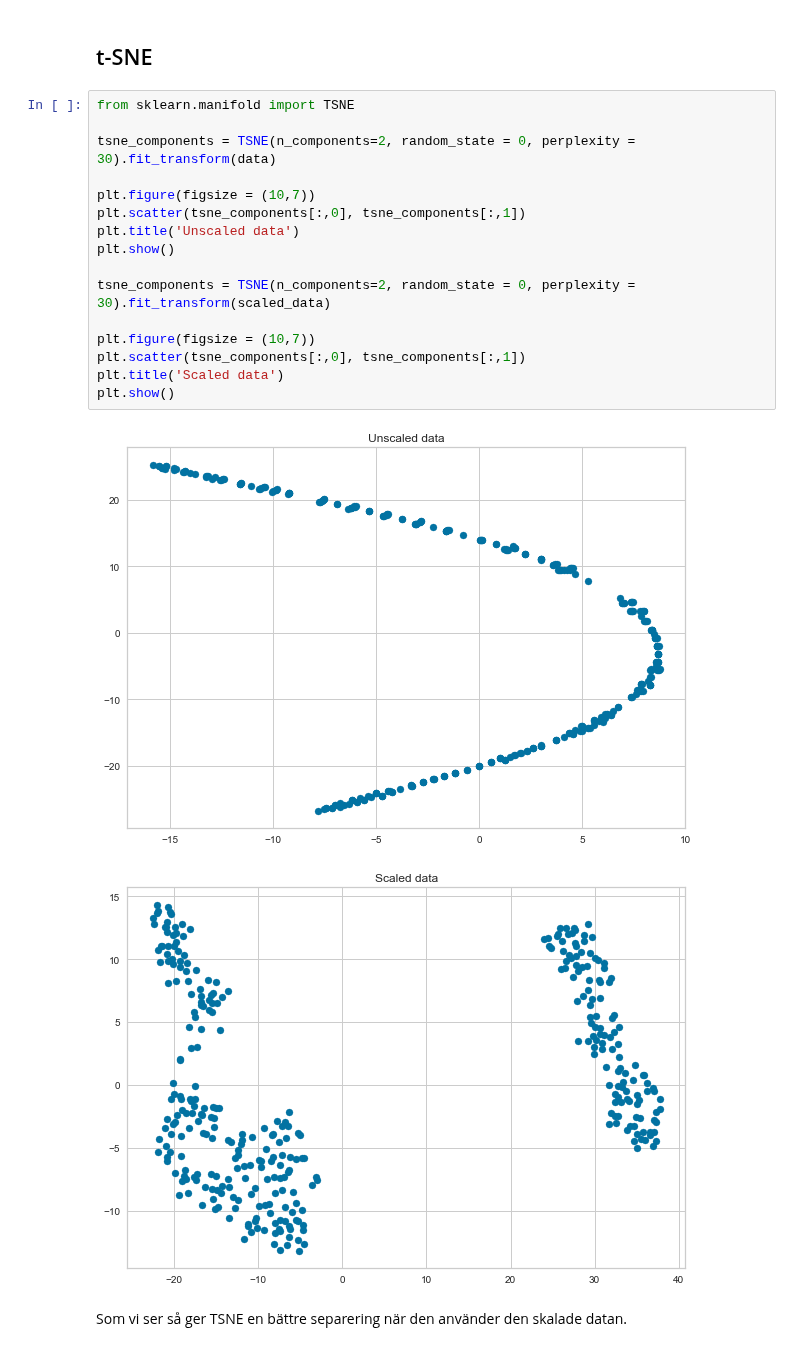
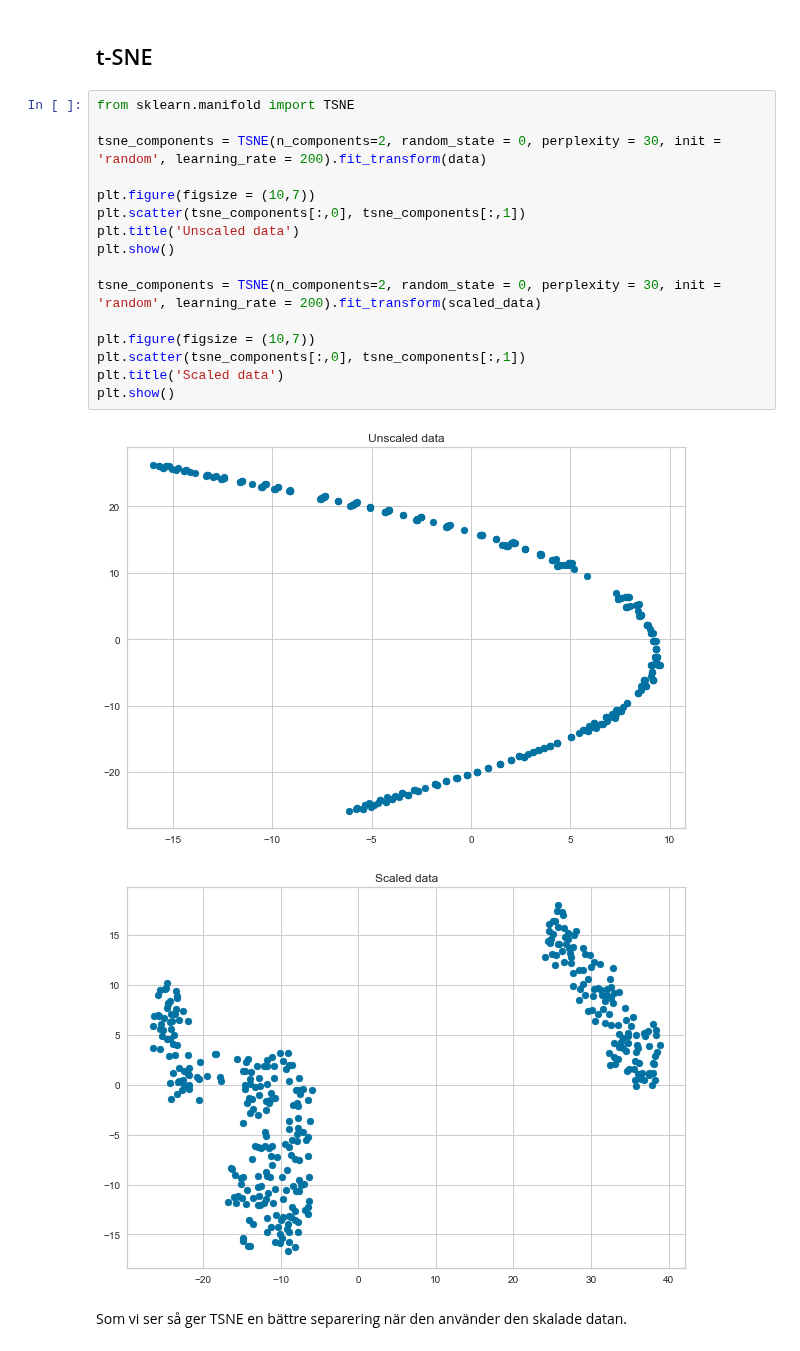
Before and after one commit to mogg3/applied-ai, a Jupyter notebook: Uppgift2/notebooks/clustering.ipynb, the cells around one changed output. Drawn from its saved outputs; the diff is of its cells as text.

```diff
--- a/Uppgift2/notebooks/clustering.ipynb
+++ b/Uppgift2/notebooks/clustering.ipynb
@@ -136,22 +148,22 @@ plt.show()
 # %%
 from sklearn.manifold import TSNE
 
-tsne_components = TSNE(n_components=2, random_state = 0, perplexity = 30).fit_transform(data)
+tsne_components = TSNE(n_components=2, random_state = 0, perplexity = 30, init = 'random', learning_rate = 200).fit_transform(data)
 
 plt.figure(figsize = (10,7))
 plt.scatter(tsne_components[:,0], tsne_components[:,1])
 plt.title('Unscaled data')
 plt.show()
 
-tsne_components = TSNE(n_components=2, random_state = 0, perplexity = 30).fit_transform(scaled_data)
+tsne_components = TSNE(n_components=2, random_state = 0, perplexity = 30, init = 'random', learning_rate = 200).fit_transform(scaled_data)
 
 plt.figure(figsize = (10,7))
 plt.scatter(tsne_components[:,0], tsne_components[:,1])
 plt.title('Scaled data')
 plt.show()
 # %% [output]
-[figure, old version]
+[figure, new version]
-[figure, old version]
+[figure, new version]
 # %% [markdown]
 Som vi ser så ger TSNE en bättre separering när den använder den skalade datan.
 # %% [markdown]
```
Also changed, not shown: parts of 5 cells of this notebook, 2 other files.
